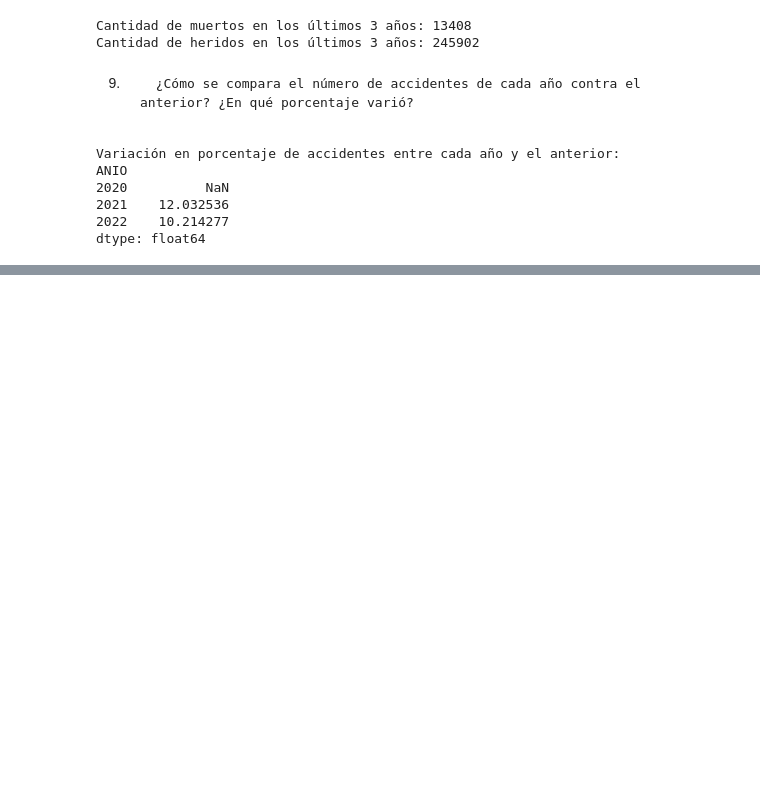
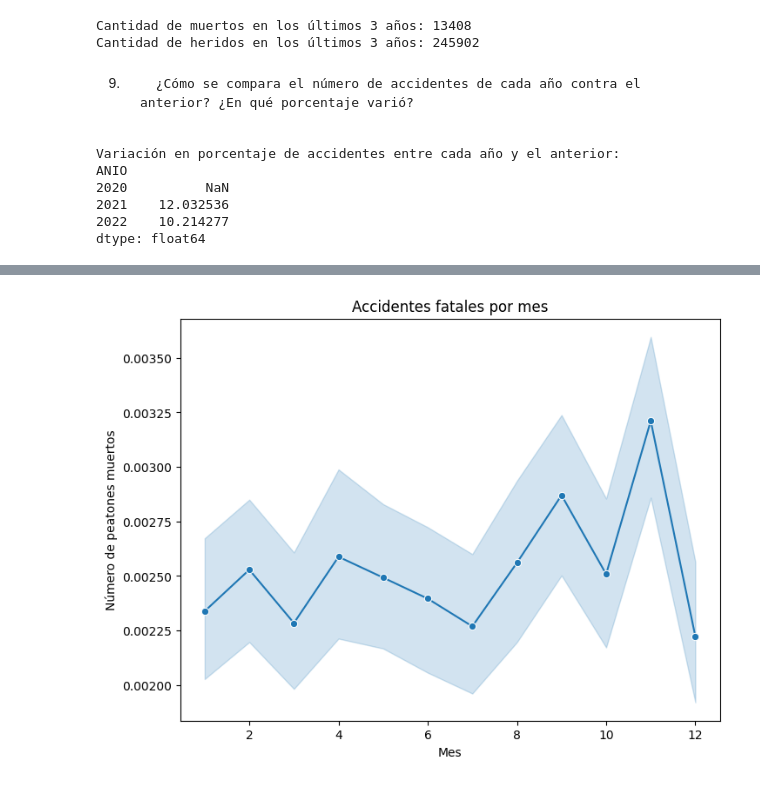
Before and after one commit to jesusBarrazaCastro/atus_pracitca, a Jupyter notebook: atus/Analytics.ipynb, the cells around one changed output, grey strips where cells are left out. Cells and saved outputs as stored; diff of their text form; code cells hidden in the pictures; blank space fills up the shorter version.

```diff
--- a/atus/Analytics.ipynb
+++ b/atus/Analytics.ipynb
@@ -232,0 +261,11 @@ dtype: float64
+# %%
+# Gráfico de línea de accidentes fatales por mes
+
+plt.figure(figsize=(8, 6))
+sns.lineplot(x='MES', y='PEATMUERTO', data=ds, marker='o')
+plt.title('Accidentes fatales por mes')
+plt.xlabel('Mes')
+plt.ylabel('Número de peatones muertos')
+plt.show()
+# %% [output]
+[figure, added]
```
Also changed, not shown: parts of 3 cells of this notebook.
